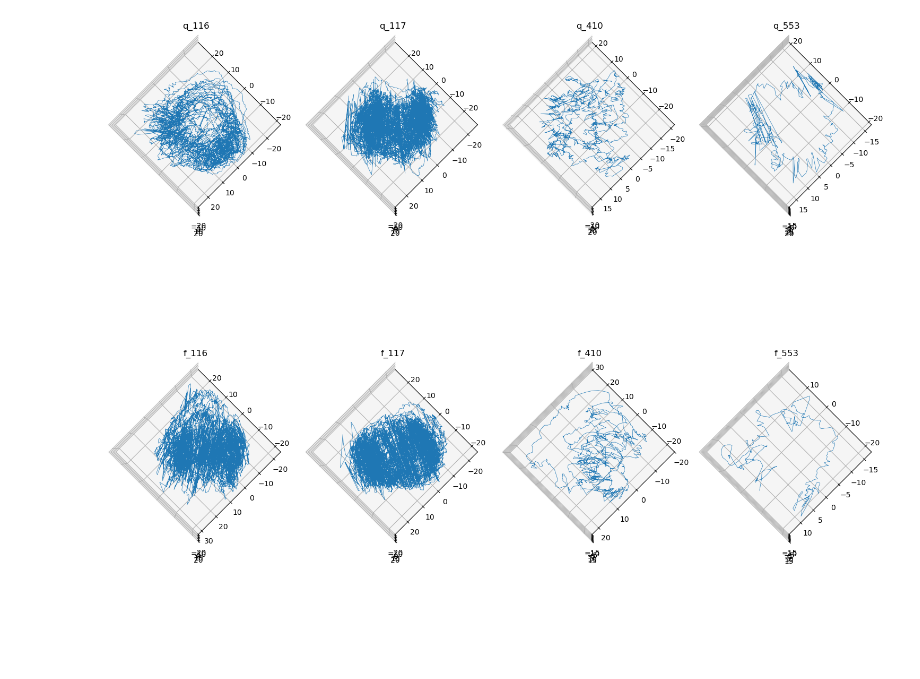
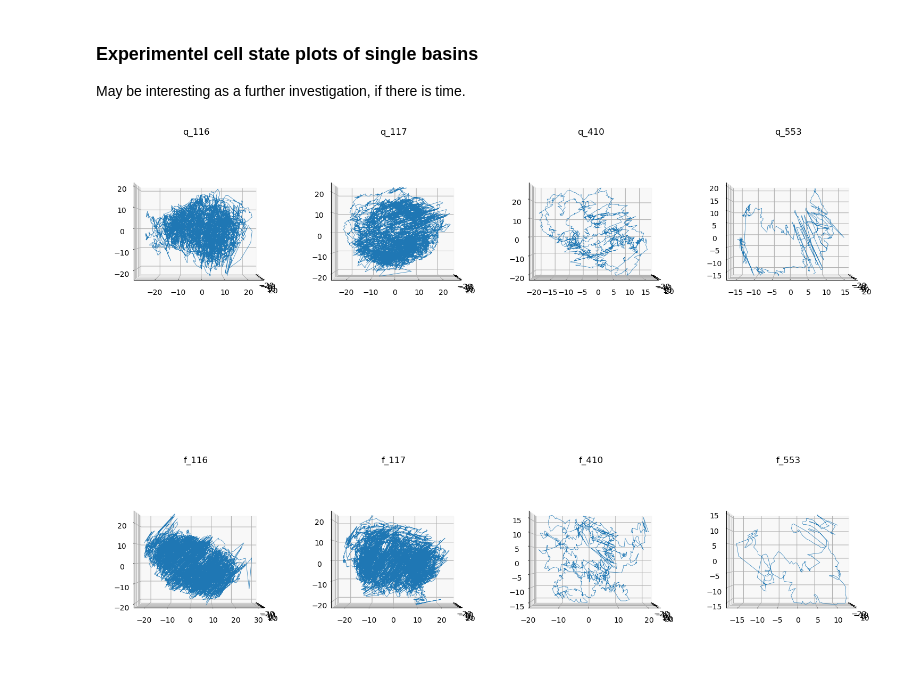
Before and after one commit to tripleUU-U/lamah-ce_lstm, a Jupyter notebook: analysis/state_analysis.ipynb, the cells around one changed output. Saved outputs shown, nothing was run; the diff lists cells and outputs as text; code cells hidden in the pictures; blank space fills up the shorter version.

```diff
--- a/analysis/state_analysis.ipynb
+++ b/analysis/state_analysis.ipynb
@@ -42,26 +44,30 @@ with open("/home/wuhlmann/BA/data/processed_data/cell_states/512_batch_size_2711
     q_filter_states.append(pickle.load(f))
 # %%
 mode = "normal"
+# %% [markdown]
+### Experimentel cell state plots of single basins
+
+May be interesting as a further investigation, if there is time.
 # %%
 fig, axs = plt.subplots(2,4, figsize=(15,15), subplot_kw={"projection": "3d"})
 
 for ax, array, title in zip(
 	axs.ravel(),
 	list(map(lambda x: x[mode], full_q_states)) + list(map(lambda x: x[mode], q_filter_states)),
 	["q_116", "q_117","q_410", "q_553", "f_116", "f_117", "f_410", "f_553"]):
 
 	# Assign every 365 points the same color, to look for seasonal patterns.
 	point_colors = np.arange(len(array)) // 365
 
 	plot_cell_state_3d(
 		cell_state_array=array,
 		ax=ax,
 		connect=True,
-		ax_view_params={"elev": 90, "azim": 135},
+		ax_view_params={"elev": 0, "azim": 0},
 		title=title,
 		linewidth=0.5
 	)
 
 plt.tight_layout()
 # %% [output]
-[figure, old version]
+[figure, new version]
```
Also changed, not shown: parts of 23 cells of this notebook, 2 other files.
